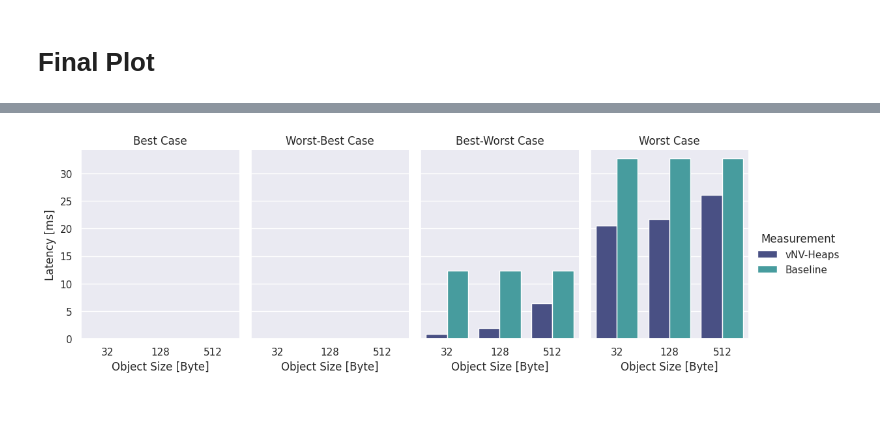
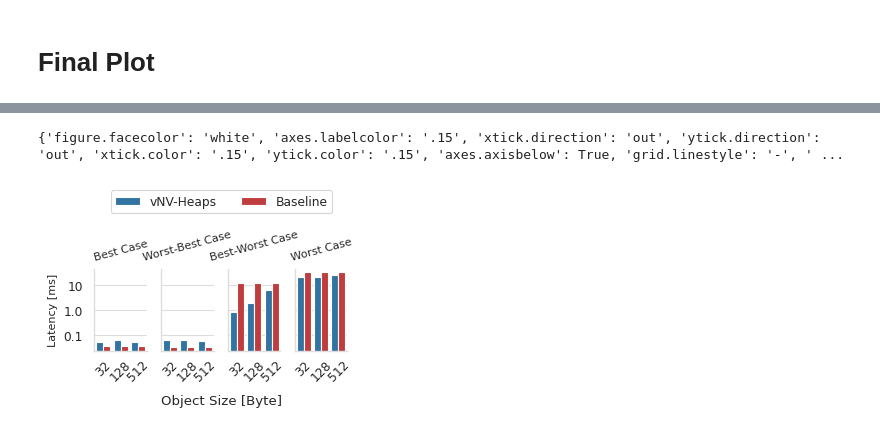
Before and after one commit to markus-gerber/vnv-heap, a Jupyter notebook: zephyr/vnv_heap_benchmark/analysis/get_ref.ipynb, the cells around one changed output, grey strips where cells are left out. Cells and saved outputs as stored; diff of their text form; code cells hidden in the pictures; blank space fills up the shorter version.

```diff
--- a/zephyr/vnv_heap_benchmark/analysis/get_ref.ipynb
+++ b/zephyr/vnv_heap_benchmark/analysis/get_ref.ipynb
@@ -105,25 +69,62 @@ plt.tight_layout()
 # %%
-from util.plot import set_theme
-from util.convert import scale_data, scale_and_filter_data
+from util.plot import set_theme, plot_colors, save_plot
+from util.convert import scale_and_filter_data
 import seaborn as sns
 import matplotlib.pyplot as plt
 from matplotlib import gridspec
+from matplotlib.ticker import FuncFormatter
 
-set_theme(colors=2)
+from mpl_toolkits.axes_grid1.inset_locator import zoomed_inset_axes
+from mpl_toolkits.axes_grid1.inset_locator import mark_inset
+
+
+palette = set_theme(colors=2)
+palette = [palette[1], palette[0]]
+sns.set_palette(palette=palette)
 
 unit = "ms"
 filtered = scale_and_filter_data(dataset, unit, plotted_object_sizes)
+
 
 g = sns.catplot(
     data=filtered,
     kind="bar",
     x="options.object_size", y="mean", hue="dataset_type", col="benchmark_title",
-
-    errorbar="sd", alpha=1, aspect=.7, height=4,
+    col_wrap=4,
+    errorbar="sd", alpha=1, aspect=(1/2)*(3.3/4), height=2, width=0.8
 )
 g.set_titles("{col_name}")
-g.set(xlabel='Object Size [Byte]', ylabel='Latency [ms]')
+g.set(xlabel=None, ylabel='Latency [ms]')
+g.tight_layout(pad=0)
+g.legend.set_title("\nMeasurement")
+plt.yscale('log')
 
-g.legend.set_title("Measurement")
+def format_float(value, pos):
+    if value == int(value) and value != 1:
+        return str(int(value))
+    else:
+        return str(value)
+
+for ax in g.axes:
+    ax.set_xticks(ax.get_xticks())
+    ax.set_xticklabels(ax.get_xticklabels(), rotation=45, y=0.05, ha="center")
+    ax.set_title(ax.get_title(), rotation = 15)
+    ax.yaxis.set_major_formatter(FuncFormatter(format_float))
+
+#axins = zoomed_inset_axes(g.axes[0], 2, loc=1) # zoom = 6
+g.figure.supxlabel("Object Size [Byte]",x=0.42, y=0.05)
+g.tight_layout()
+catplot_handles = g.legend.set(visible=False)
+
+plt.legend(
+    loc = "lower center",
+    bbox_to_anchor=(-1.4, 1.6),
+    ncol=2,
+    title=None,
+    frameon=True
+)
+
+save_plot("accessing_data", False)
 # %% [output]
+{'figure.facecolor': 'white', 'axes.labelcolor': '.15', 'xtick.direction': 'out', 'ytick.direction': 'out', 'xtick.color': '.15', 'ytick.color': '.15', 'axes.axisbelow': True, 'grid.linestyle': '-', ' ...
-[figure, old version]
+[figure, new version]
```
Also changed, not shown: parts of 1 cell of this notebook, 3 other files.
